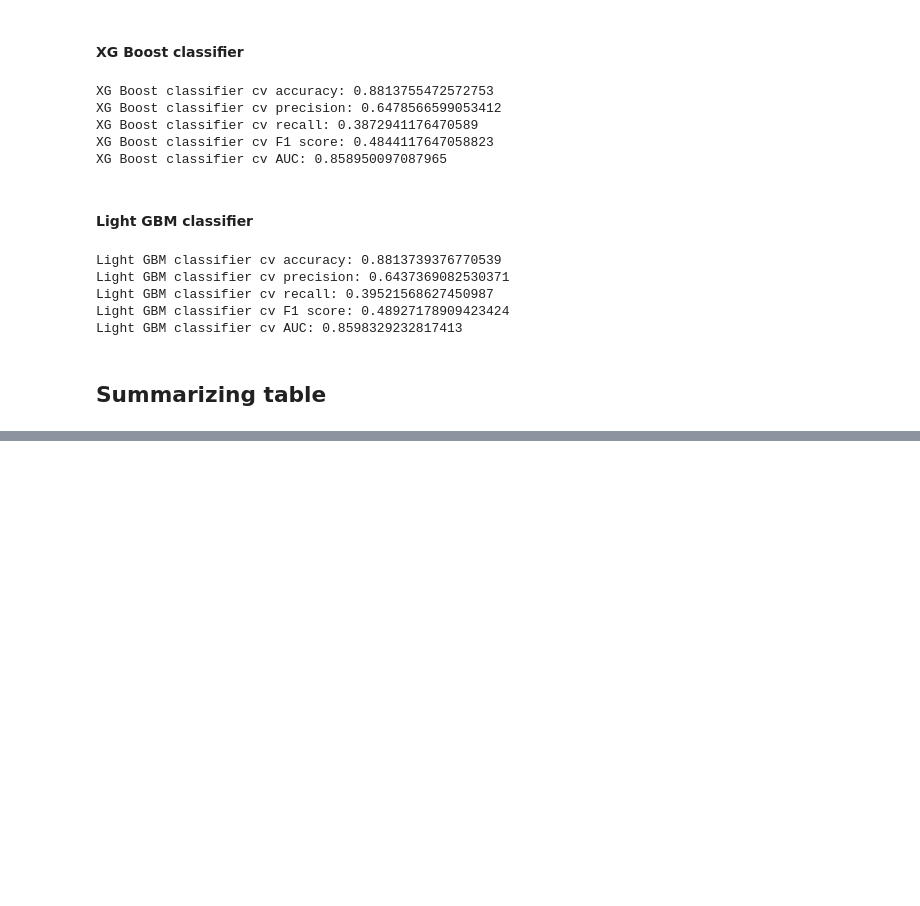
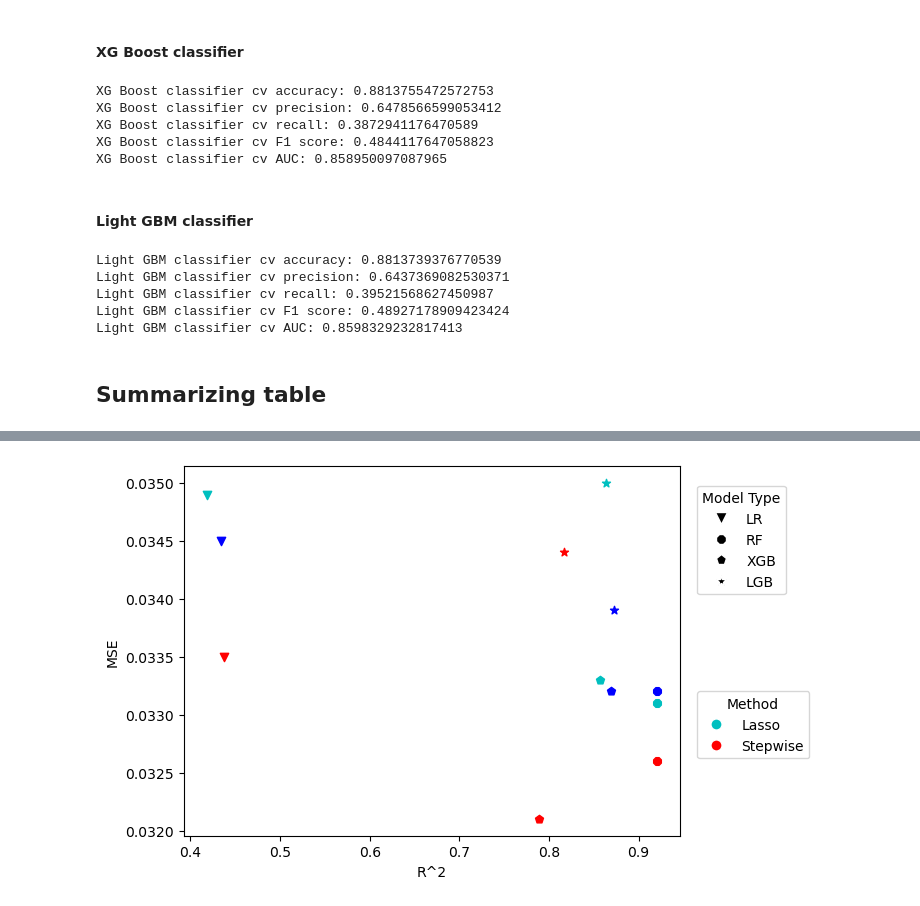
Before and after one commit to yuu1zhou/Song-prediction-with-ML, a Jupyter notebook: draft.ipynb, the cells around one changed output, grey strips where cells are left out. Drawn from its saved outputs; the diff is of its cells as text; code cells hidden in the pictures; blank space fills up the shorter version.

```diff
--- a/draft.ipynb
+++ b/draft.ipynb
@@ -1614,0 +1681,65 @@ Light GBM classifier cv AUC: 0.8598329232817413
+# %%
+from matplotlib.lines import Line2D
+
+fig, ax = plt.subplots()
+
+# --- 画你的数据 ---
+ax.scatter(lasso_reg_measure["LR"][1], lasso_reg_measure["LR"][0], marker='v', c='c')
+ax.scatter(lasso_reg_measure["RF"][1], lasso_reg_measure["RF"][0], marker='8', c='c')
+ax.scatter(lasso_reg_measure["XGB"][1], lasso_reg_measure["XGB"][0], marker='p', c='c')
+ax.scatter(lasso_reg_measure["LGB"][1], lasso_reg_measure["LGB"][0], marker='*', c='c')
+
+ax.scatter(stepwise_reg_measure["LR"][1], stepwise_reg_measure["LR"][0], marker='v', c='r')
+ax.scatter(stepwise_reg_measure["RF"][1], stepwise_reg_measure["RF"][0], marker='8', c='r')
+ax.scatter(stepwise_reg_measure["XGB"][1], stepwise_reg_measure["XGB"][0], marker='p', c='r')
+ax.scatter(stepwise_reg_measure["LGB"][1], stepwise_reg_measure["LGB"][0], marker='*', c='r')
+
+ax.scatter(lasso_reg_measure_cluster["LR"][1], lasso_reg_measure_cluster["LR"][0], marker='v', c='b')
+ax.scatter(lasso_reg_measure_cluster["RF"][1], lasso_reg_measure_cluster["RF"][0], marker='8', c='b')
+ax.scatter(lasso_reg_measure_cluster["XGB"][1], lasso_reg_measure_cluster["XGB"][0], marker='p', c='b')
+ax.scatter(lasso_reg_measure_cluster["LGB"][1], lasso_reg_measure_cluster["LGB"][0], marker='*', c='b')
+
+ax.scatter(stepwise_reg_measure_cluster["LR"][1], stepwise_reg_measure_cluster["LR"][0], marker='v', c='b')
+ax.scatter(stepwise_reg_measure_cluster["RF"][1], stepwise_reg_measure_cluster["RF"][0], marker='8', c='b')
+ax.scatter(stepwise_reg_measure_cluster["XGB"][1], stepwise_reg_measure_cluster["XGB"][0], marker='p', c='b')
+ax.scatter(stepwise_reg_measure_cluster["LGB"][1], stepwise_reg_measure_cluster["LGB"][0], marker='*', c='b')
+
+# --- 手动创建图例句柄 ---
+marker_handles = [
+    Line2D([0], [0], marker='v', color='w', label='LR', markerfacecolor='k', markersize=8),
+    Line2D([0], [0], marker='8', color='w', label='RF', markerfacecolor='k', markersize=8),
+    Line2D([0], [0], marker='p', color='w', label='XGB', markerfacecolor='k', markersize=8),
+    Line2D([0], [0], marker='*', color='w', label='LGB', markerfacecolor='k', markersize=8)
+]
+
+color_handles = [
+    Line2D([0], [0], marker='o', color='w', label='Lasso', markerfacecolor='c', markersize=8),
+    Line2D([0], [0], marker='o', color='w', label='Stepwise', markerfacecolor='r', markersize=8)
+]
+
+# --- 分别加两个图例 ---
+legend1 = ax.legend(handles=marker_handles, title="Model Type", loc='upper right')
+legend2 = ax.legend(handles=color_handles, title="Method", loc='lower right')
+
+legend1 = ax.legend(
+    handles=marker_handles,
+    title="Model Type",
+    loc='center left',
+    bbox_to_anchor=(1.02, 0.8)  # 图外右侧居中
+)
+
+legend2 = ax.legend(
+    handles=color_handles,
+    title="Method",
+    loc='center left',
+    bbox_to_anchor=(1.02, 0.3)  # 再往右一点
+)
+
+# 为了让两个 legend 都显示，需要手动添加第一个 legend
+ax.add_artist(legend1)
+
+ax.set_ylabel('MSE')
+ax.set_xlabel('R^2')
+plt.show()
+# %% [output]
+[figure, added]
```
Also changed, not shown: parts of 35 cells of this notebook, 7 other files.
